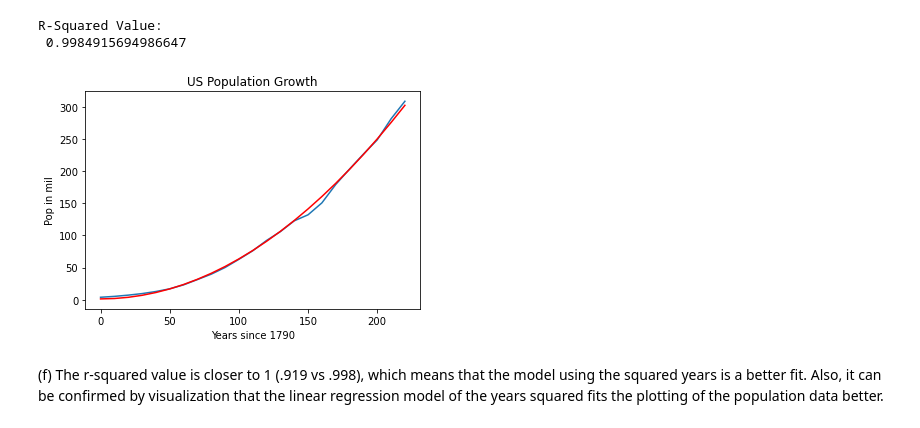
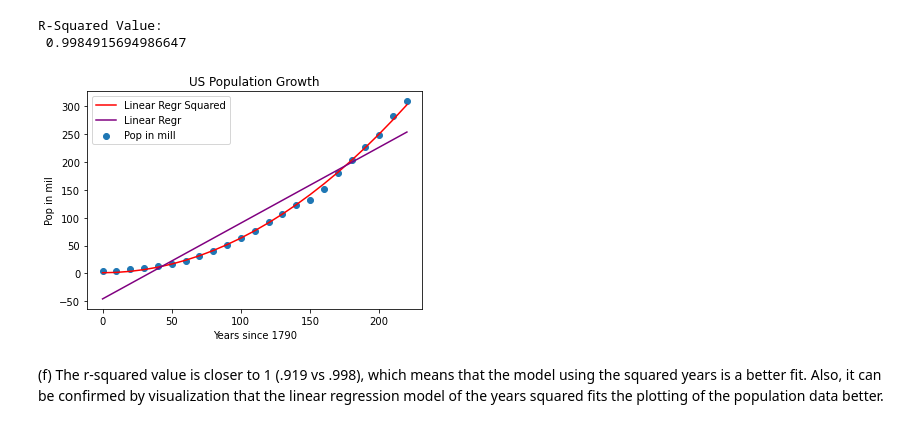
Before and after one commit to iliembellevue/DSC320MathforDS, a Jupyter notebook: Exercise 3.2.ipynb, the cells around one changed output. Saved outputs shown, nothing was run; the diff lists cells and outputs as text; code cells hidden in the pictures.

```diff
--- a/Exercise 3.2.ipynb
+++ b/Exercise 3.2.ipynb
@@ -88,14 +88,16 @@ print("R-Squared Value:\n",r_squared)
 R-Squared Value:
  0.9984915694986647
 # %%
-plt.plot(us_pop["years_since_previous"],us_pop["us_pop_mil"])
+plt.scatter(us_pop["years_since_previous"],us_pop["us_pop_mil"], label="Pop in mill")
 plt.title('US Population Growth')
 plt.xlabel('Years since 1790')
 plt.ylabel('Pop in mil')
-plt.plot(us_pop["years_since_previous"],us_pop['lin_reg_sq'], color='red')
+plt.plot(us_pop["years_since_previous"],us_pop['lin_reg_sq'], color='red', label="Linear Regr Squared")
+plt.plot(us_pop["years_since_previous"],us_pop['lin_reg'], color='purple', label="Linear Regr")
+plt.legend(loc="upper left")
 plt.show()
 # %% [output]
-[figure, old version]
+[figure, new version]
 # %% [markdown]
 (f) The r-squared value is closer to 1 (.919 vs .998), which means that the model using the squared years is a better fit. Also, it can be confirmed by visualization that the linear regression model of the years squared fits the plotting of the population data better.
 # %% [markdown]
```
